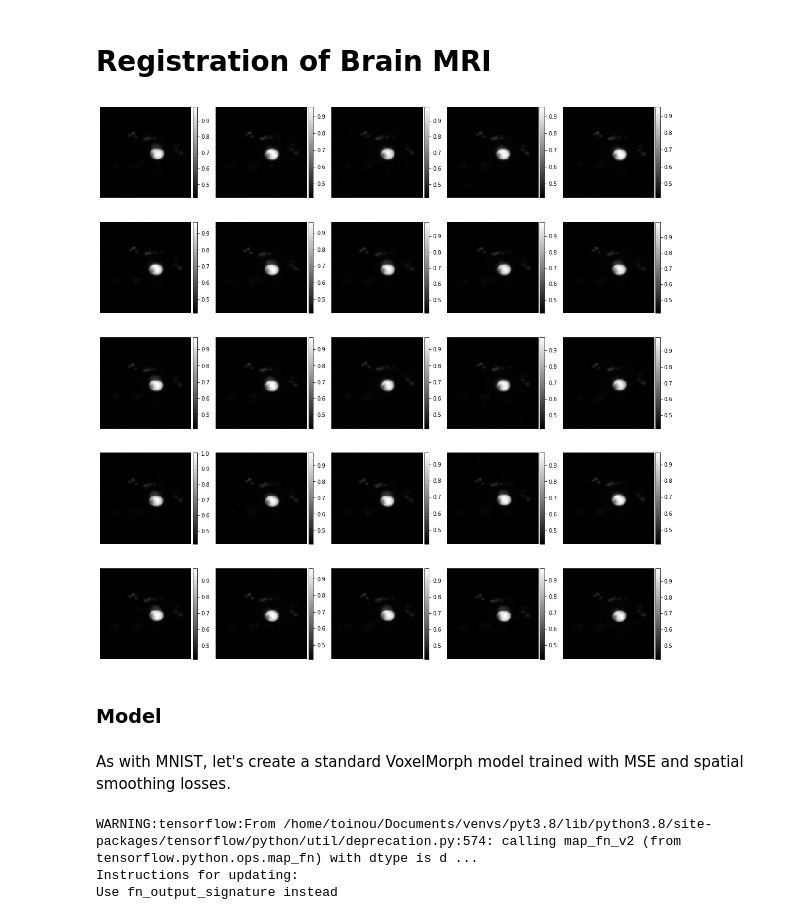
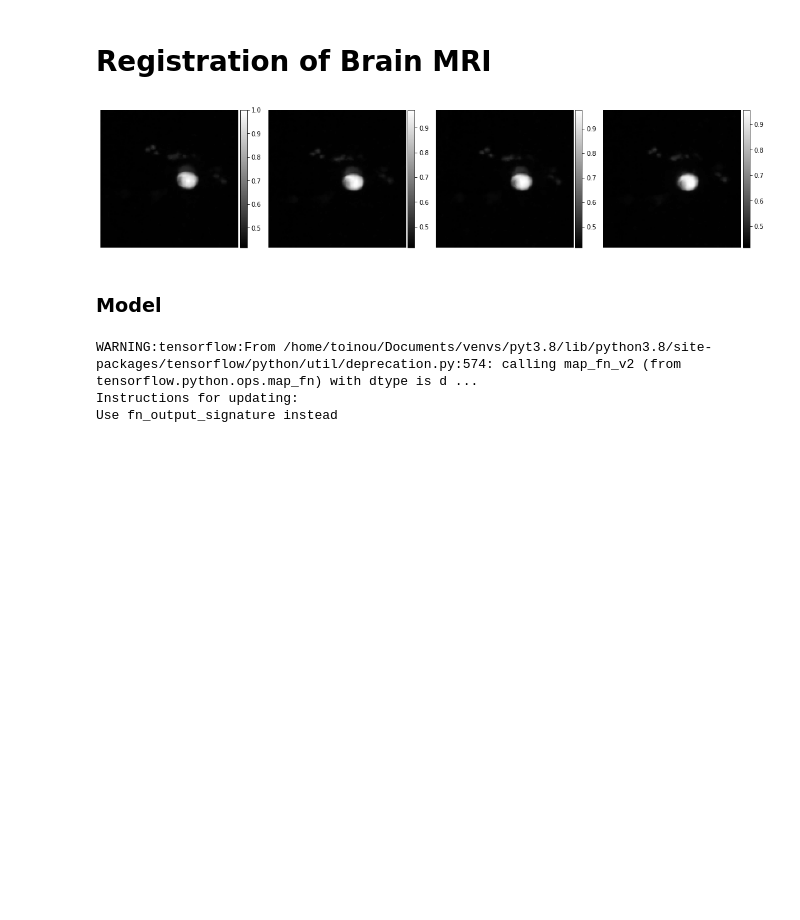
Before and after one commit to madtoinou/voxelmorph, a Jupyter notebook: voxelmorph_project.ipynb, the cells around one changed output. Drawn from its saved outputs; the diff is of its cells as text; code cells hidden in the pictures; blank space fills up the shorter version.

```diff
--- a/voxelmorph_project.ipynb
+++ b/voxelmorph_project.ipynb
@@ -60,7 +63,7 @@ for i, key in enumerate(keys_test):
     slices_test[i] = np.array(hf.get(key)["frame"][0][:,:,:])/255
 # %%
 # extract some brains
-idx = np.random.randint(0, len(slices_train), 25)
+idx = np.random.randint(0, len(slices_train), 4)
 example_digits = [f for f in slices_train[idx, ...]]
 # %%
 MIP_example = util.np_MIP(slices_train, idx, 2)
@@ -68,10 +71,8 @@ plots = [MIP_example[i] for i in range (len(MIP_example))]
 # %%
 # visualize
 ne.plot.slices(plots, cmaps=['gray'], do_colorbars=True,
-              grid=[5,5]);
+              grid=[1,4]);
 # %% [output]
-[figure, old version]
+[figure, new version]
 # %% [markdown]
 ### Model
-# %% [markdown]
-As with MNIST, let's create a standard VoxelMorph model trained with MSE and spatial smoothing losses.
```
Also changed, not shown: parts of 35 cells of this notebook.
